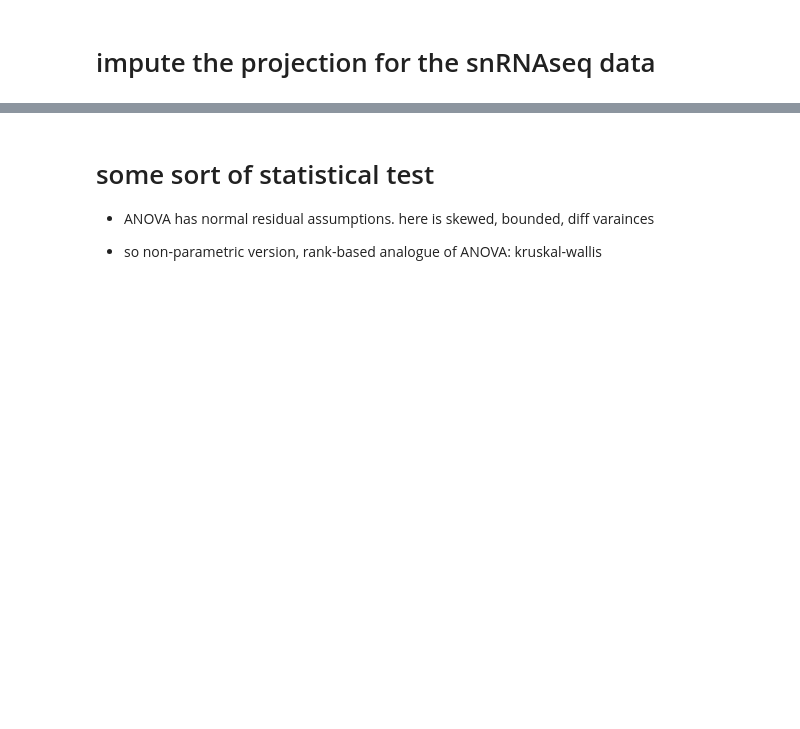
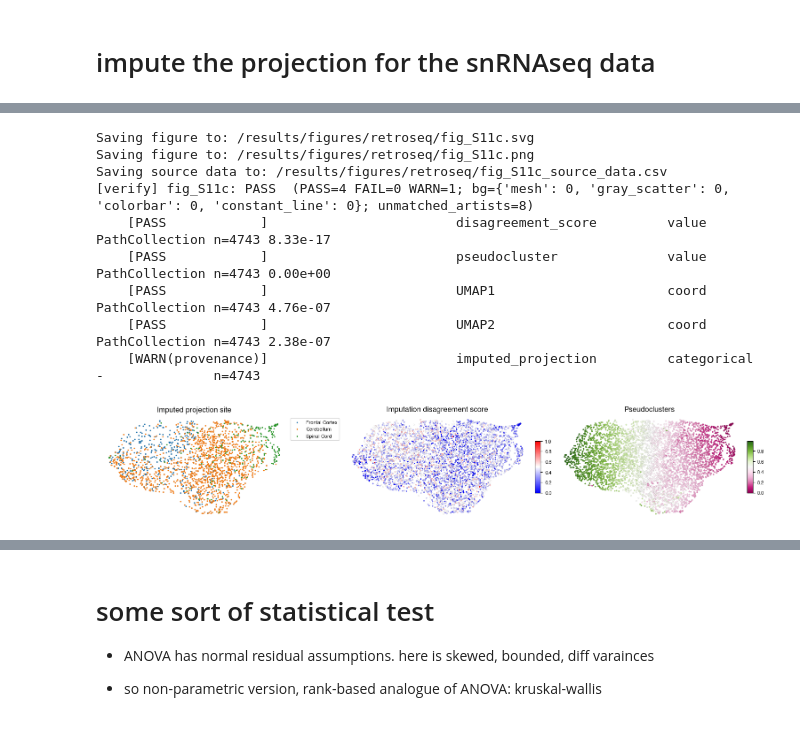
Before and after one commit to ShuonanChen/LCNE_transcriptomics, a Jupyter notebook: code/notebooks/retroseq/plot_all_retroseq_figs.ipynb, the cells around one changed output, grey strips where cells are left out. Drawn from its saved outputs; the diff is of its cells as text; code cells hidden in the pictures; blank space fills up the shorter version.

```diff
--- a/code/notebooks/retroseq/plot_all_retroseq_figs.ipynb
+++ b/code/notebooks/retroseq/plot_all_retroseq_figs.ipynb
@@ -407,34 +509,45 @@ ax.set_xticks([]); ax.set_yticks([])
 ax.set_title('Imputed projection site')
 ax.set_aspect('equal')
 
 ax = axes[1]
 sca1 = ax.scatter(adata_sc_BN.obsm['X_umap'][:, 0], adata_sc_BN.obsm['X_umap'][:, 1],
                  s=s, c=adata_sc_BN.obs['disagreement_score'].values,
                  cmap='bwr', edgecolor='k', linewidth=lw,vmin = 0,vmax=1)
 for spine in ax.spines.values(): spine.set_visible(False)
 ax.set_xticks([]); ax.set_yticks([])
 ax.set_title('Imputation disagreement score')
 ax.set_aspect('equal')
 
 ax = axes[2]
 sca2 = ax.scatter(adata_sc_BN.obsm['X_umap'][:, 0], adata_sc_BN.obsm['X_umap'][:, 1],
            s=s, c=adata_sc_BN.obs['pc'].values,
-           cmap='PiYG', edgecolor='k', linewidth=lw)
+           cmap=CMAP_NAME, edgecolor='k', linewidth=lw)
 for spine in ax.spines.values(): spine.set_visible(False)
 ax.set_xticks([]); ax.set_yticks([])
 ax.set_title('Pseudoclusters')
 ax.set_aspect('equal')
 cax = axes[1].inset_axes([1.02, 0.25, 0.03, 0.5])  # [x0,y0,w,h] in axes coords
 fig.colorbar(sca1, cax=cax)
 cax = axes[2].inset_axes([1.02, 0.25, 0.03, 0.5])  # [x0,y0,w,h] in axes coords
 fig.colorbar(sca2, cax=cax)
 src_umap = pd.DataFrame(adata_sc_BN.obsm['X_umap'][:, :2], columns=["UMAP1", "UMAP2"],
                         index=adata_sc_BN.obs_names)
 src_umap["imputed_projection"] = adata_sc_BN.obs['imputed_projection'].values
 src_umap["disagreement_score"] = adata_sc_BN.obs['disagreement_score'].values
 src_umap["pseudocluster"] = adata_sc_BN.obs['pc'].values
 save_figure('fig_S11c', source_data=src_umap)
 plt.show()
+# %% [output]
+Saving figure to: /results/figures/retroseq/fig_S11c.svg
+Saving figure to: /results/figures/retroseq/fig_S11c.png
+Saving source data to: /results/figures/retroseq/fig_S11c_source_data.csv
+[verify] fig_S11c: PASS  (PASS=4 FAIL=0 WARN=1; bg={'mesh': 0, 'gray_scatter': 0, 'colorbar': 0, 'constant_line': 0}; unmatched_artists=8)
+    [PASS            ]                        disagreement_score         value       PathCollection n=4743 8.33e-17
+    [PASS            ]                        pseudocluster              value       PathCollection n=4743 0.00e+00
+    [PASS            ]                        UMAP1                      coord       PathCollection n=4743 4.76e-07
+    [PASS            ]                        UMAP2                      coord       PathCollection n=4743 2.38e-07
+    [WARN(provenance)]                        imputed_projection         categorical -              n=4743
+[figure, added]
 # %%
 order = cate_list[:-1]
 palette = dict(zip(order, sns.color_palette('tab10', len(order))))
```
Also changed, not shown: parts of 17 cells of this notebook, 6 other files.
